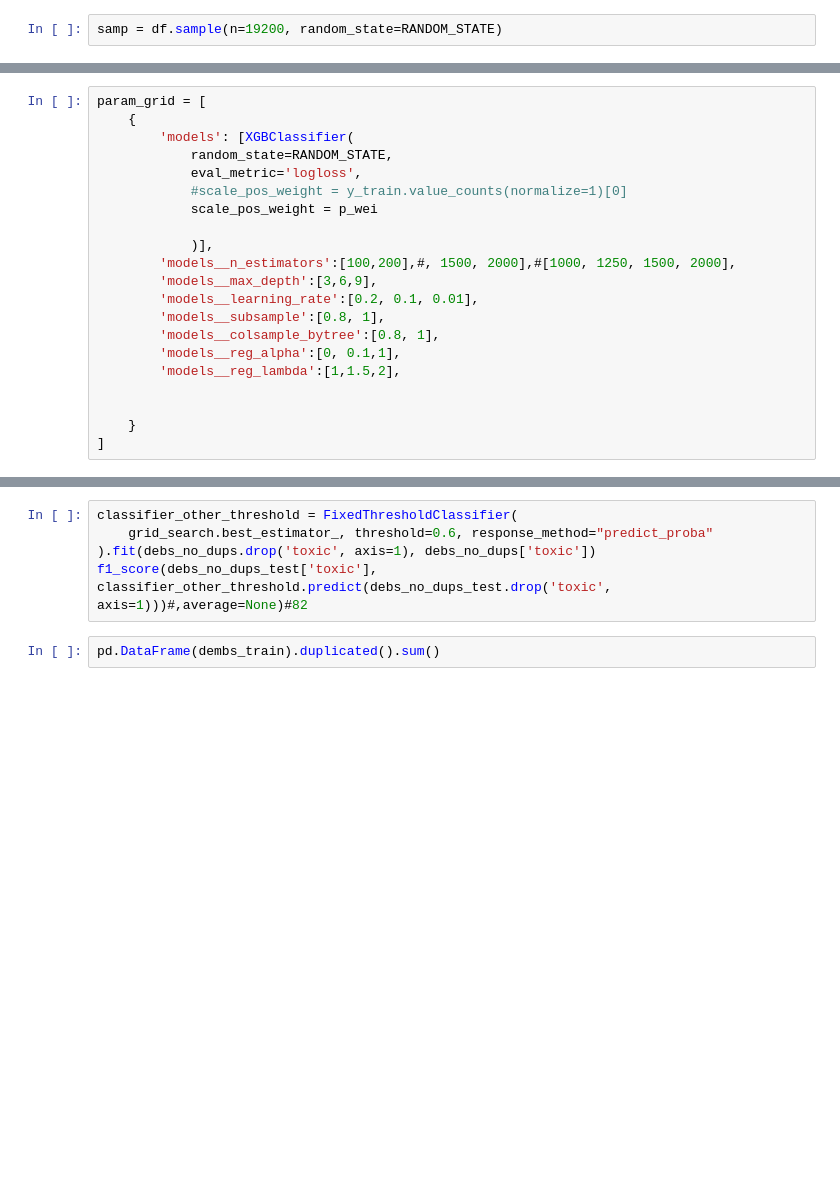
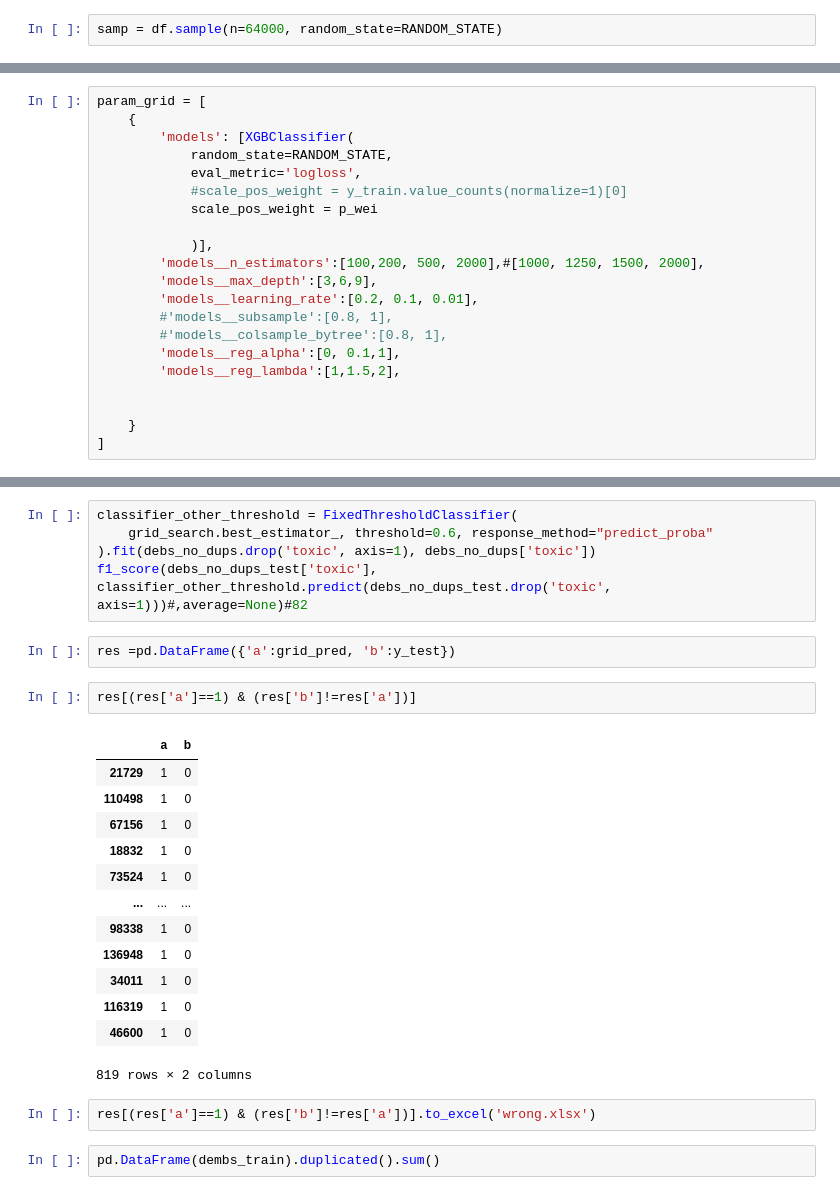
Before and after one commit to green-igor/wiki, a Jupyter notebook: wikiki (1).ipynb, the cells around one changed output, grey strips where cells are left out. Drawn from its saved outputs; the diff is of its cells as text; blank space fills up the shorter version.

```diff
--- a/wikiki (1).ipynb
+++ b/wikiki (1).ipynb
@@ -645,7 +623,7 @@ def logy(feats, target):
 # %%
 1/0
 # %%
-samp = df.sample(n=19200, random_state=RANDOM_STATE)
+samp = df.sample(n=64000, random_state=RANDOM_STATE)
 # %%
 9600*2
 # %% [output]
@@ -892,11 +871,11 @@ param_grid = [
             scale_pos_weight = p_wei
 
             )],
-        'models__n_estimators':[100,200],#, 1500, 2000],#[1000, 1250, 1500, 2000],
+        'models__n_estimators':[100,200, 500, 2000],#[1000, 1250, 1500, 2000],
         'models__max_depth':[3,6,9],
         'models__learning_rate':[0.2, 0.1, 0.01],
-        'models__subsample':[0.8, 1],
-        'models__colsample_bytree':[0.8, 1],
+        #'models__subsample':[0.8, 1],
+        #'models__colsample_bytree':[0.8, 1],
         'models__reg_alpha':[0, 0.1,1],
         'models__reg_lambda':[1,1.5,2],
 
@@ -1020,6 +1025,26 @@ classifier_other_threshold = FixedThresholdClassifier(
     grid_search.best_estimator_, threshold=0.6, response_method="predict_proba"
 ).fit(debs_no_dups.drop('toxic', axis=1), debs_no_dups['toxic'])
 f1_score(debs_no_dups_test['toxic'], classifier_other_threshold.predict(debs_no_dups_test.drop('toxic', axis=1)))#,average=None)#82
+# %%
+res =pd.DataFrame({'a':grid_pred, 'b':y_test})
+# %%
+res[(res['a']==1) & (res['b']!=res['a'])]
+# %% [output]
+|  | a | b |
+| 21729 | 1 | 0 |
+| 110498 | 1 | 0 |
+| 67156 | 1 | 0 |
+| 18832 | 1 | 0 |
+| 73524 | 1 | 0 |
+| ... | ... | ... |
+| 98338 | 1 | 0 |
+| 136948 | 1 | 0 |
+| 34011 | 1 | 0 |
+| 116319 | 1 | 0 |
+| 46600 | 1 | 0 |
+819 rows × 2 columns
+# %%
+res[(res['a']==1) & (res['b']!=res['a'])].to_excel('wrong.xlsx')
 # %%
 pd.DataFrame(dembs_train).duplicated().sum()
 # %%
```
Also changed, not shown: parts of 13 cells of this notebook, 1 other file.
